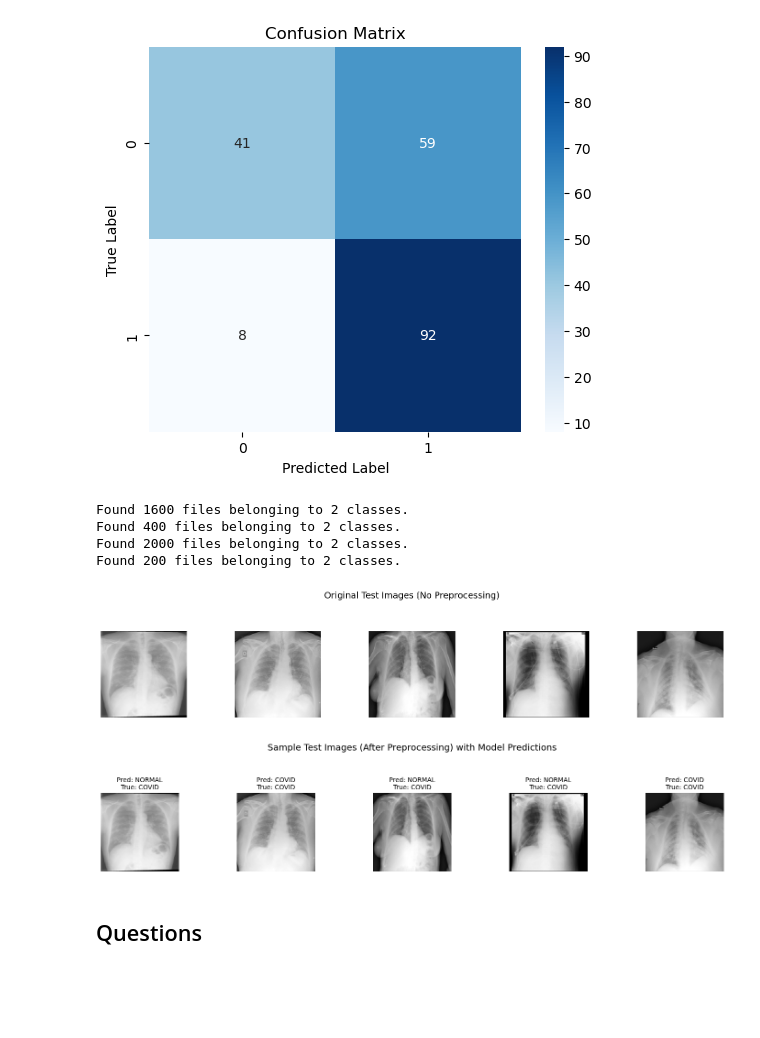
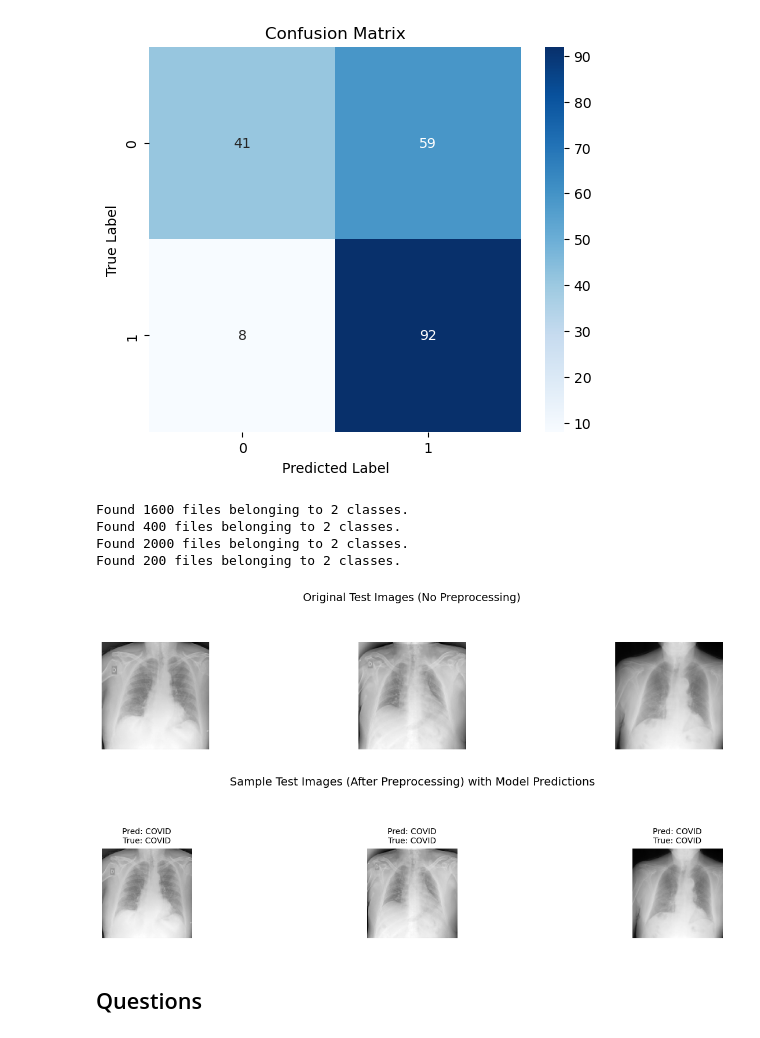
Before and after one commit to Lucmeister55/AI-project, a Jupyter notebook: notebooks/task3.ipynb, the cells around one changed output. Drawn from its saved outputs; the diff is of its cells as text; code cells hidden in the pictures; blank space fills up the shorter version.

```diff
--- a/notebooks/task3.ipynb
+++ b/notebooks/task3.ipynb
@@ -549,10 +545,10 @@ _, _, _, test_data_gen_no_norm = loading.get_images(
     batch_size)
 
 # Extract original (non-normalized) images
-images, _, _ = loading.generator_to_array(test_data_gen_no_norm)
+images, _, labels = loading.generator_to_array(test_data_gen_no_norm)
 
 # Plot the same random sample of images — no labels, no predictions
-num_images_to_plot = 5
+num_images_to_plot = 3
 images_to_plot = random.sample(range(100), num_images_to_plot)  # or use a fixed list to match earlier ones
 
 plt.figure(figsize=(15, 3))
@@ -561,36 +557,36 @@ for i, idx in enumerate(images_to_plot):
     plt.imshow(images[idx].astype("uint8"), cmap="gray")  # use "gray" only for grayscale images
     plt.axis('off')
 plt.suptitle("Original Test Images (No Preprocessing)", fontsize=14)
 plt.tight_layout(rect=[0, 0, 1, 0.85])
 
 
 
 # Normalize the images
 imagess = preprocessing.normalize_images(images)  # e.g., divides by 255 if using "fixed"
 
 plt.figure(figsize=(15, 3))
 for i, idx in enumerate(images_to_plot):
     plt.subplot(1, num_images_to_plot, i+1)
 
     # Rescale normalized image back to [0,255] for visualization
     img = (imagess[idx].numpy() * 255).astype("uint8")
 
-    plt.imshow(img, cmap="gray")  # remove cmap="gray" if images are RGB
+    plt.imshow(img, cmap="gray")
     true_label = labels[idx]
     pred_label = test_data_gen.class_names[predictions_class[idx]]
 
     plt.title(f"Pred: {pred_label}\nTrue: {true_label}", fontsize=10)
     plt.axis('off')
 plt.suptitle("Sample Test Images (After Preprocessing) with Model Predictions", fontsize=14)
 plt.tight_layout(rect=[0, 0, 1, 0.85])
 plt.show()
 # %% [output]
 Found 1600 files belonging to 2 classes.
 Found 400 files belonging to 2 classes.
 Found 2000 files belonging to 2 classes.
 Found 200 files belonging to 2 classes.
-[figure, old version]
+[figure, new version]
-[figure, old version]
+[figure, new version]
 # %% [markdown]
 ## Questions
 # %% [markdown]
```
Also changed, not shown: parts of 13 cells of this notebook.
